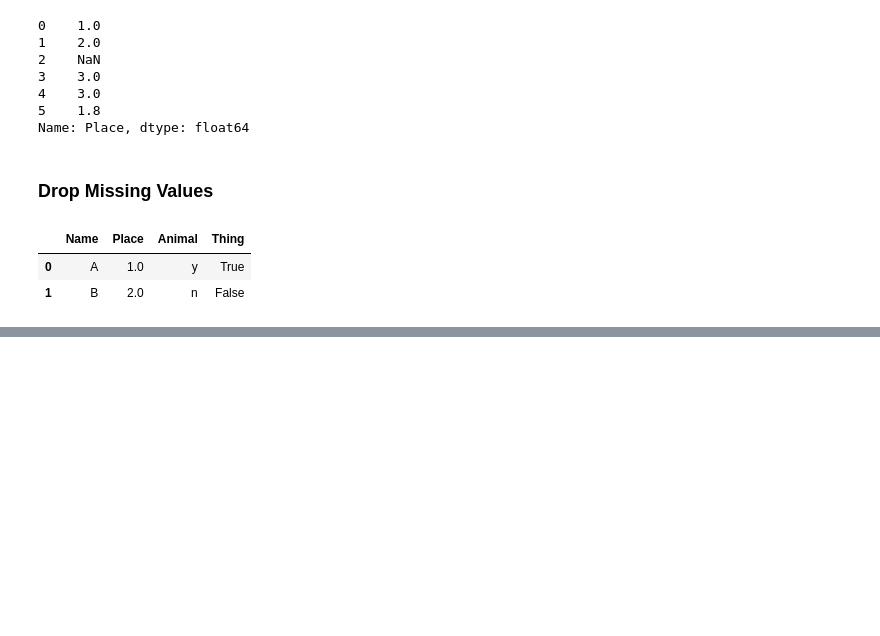
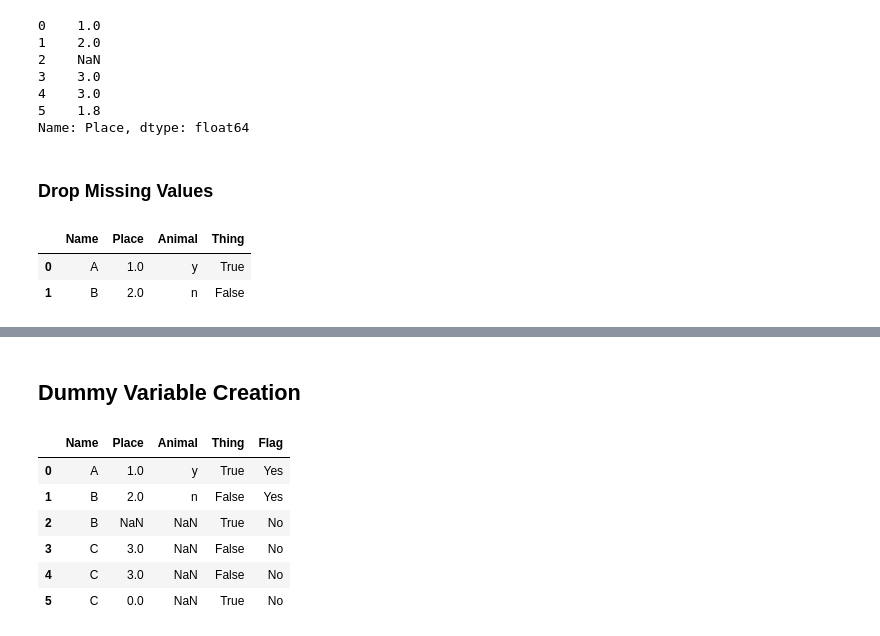
Before and after one commit to do2blehelix/guide-py, a Jupyter notebook: QuickTut.ipynb, the cells around one changed output, grey strips where cells are left out. Drawn from its saved outputs; the diff is of its cells as text; code cells hidden in the pictures; blank space fills up the shorter version.

```diff
--- a/QuickTut.ipynb
+++ b/QuickTut.ipynb
@@ -210,3 +232,7 @@ df.rename(columns={'Name':'Names' , 'Animal':'Animals'})  # Use 'inplace=True' f
 | 3 | C | 3.0 | NaN | False |
 | 4 | C | 3.0 | NaN | False |
 | 5 | C | 0.0 | NaN | True |
+# %%
+# Rename all columns to lowercase and replace a with A (or spaces with underscores)
+df.rename(columns=lambda x: x.strip().lower().replace("a", "A"), inplace=True)
+df
@@ -212,0 +247,4 @@ df.rename(columns={'Name':'Names' , 'Animal':'Animals'})  # Use 'inplace=True' f
+# %%
+# Another way of changing or replacing column names
+df.columns = [label.replace('A', 'a') for label in df.columns]
+df
@@ -212,0 +259,3 @@ df.rename(columns={'Name':'Names' , 'Animal':'Animals'})  # Use 'inplace=True' f
+# %%
+df.columns = map(str.title, df.columns)  # Title is used for Propercase
+df
@@ -297,0 +378,15 @@ df.dropna(subset=['Name'], how='any')
+# %% [markdown]
+## Dummy Variable Creation
+# %%
+# Create flag if 'Animal' is present
+df['Flag'] = 'Yes'
+df.loc[df.Animal.isnull(), 'Flag'] = 'No'
+df
+# %% [output]
+|  | Name | Place | Animal | Thing | Flag |
+| 0 | A | 1.0 | y | True | Yes |
+| 1 | B | 2.0 | n | False | Yes |
+| 2 | B | NaN | NaN | True | No |
+| 3 | C | 3.0 | NaN | False | No |
+| 4 | C | 3.0 | NaN | False | No |
+| 5 | C | 0.0 | NaN | True | No |
```
Also changed, not shown: parts of 44 cells of this notebook.
